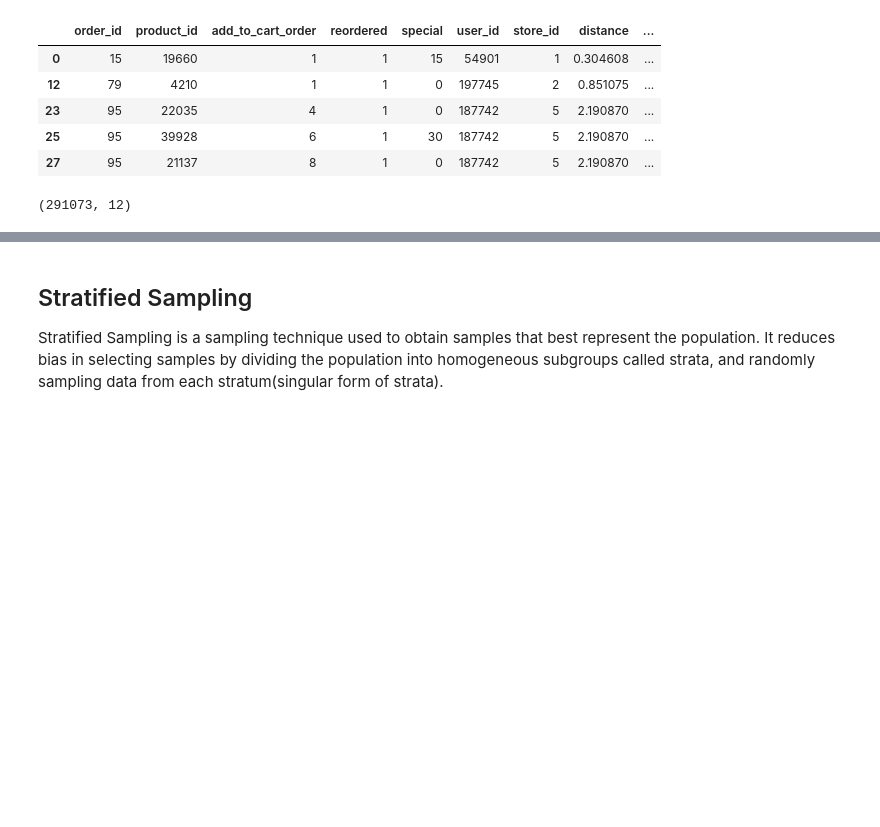
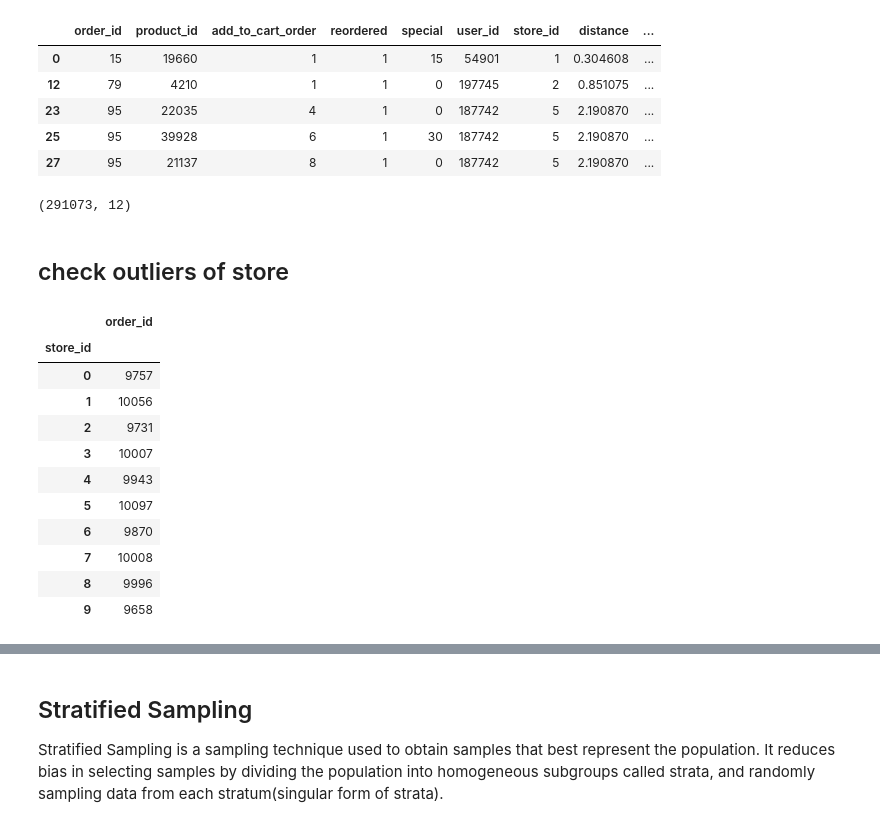
Before and after one commit to ireydiak/fraud_detection, a Jupyter notebook: TP2/Wanlin/preprocessing.ipynb, the cells around one changed output, grey strips where cells are left out. Drawn from its saved outputs; the diff is of its cells as text; code cells hidden in the pictures; blank space fills up the shorter version.

```diff
--- a/TP2/Wanlin/preprocessing.ipynb
+++ b/TP2/Wanlin/preprocessing.ipynb
@@ -327,3 +327,21 @@ data.head()
 data.shape
 # %% [output]
 (291073, 12)
+# %% [markdown]
+## check outliers of store
+# %%
+df_store = data.groupby("store_id")['order_id'].nunique().to_frame()
+df_store
+# %% [output]
+|  | order_id |
+| store_id |  |
+| 0 | 9757 |
+| 1 | 10056 |
+| 2 | 9731 |
+| 3 | 10007 |
+| 4 | 9943 |
+| 5 | 10097 |
+| 6 | 9870 |
+| 7 | 10008 |
+| 8 | 9996 |
+| 9 | 9658 |
```
Also changed, not shown: parts of 1 cell of this notebook.
